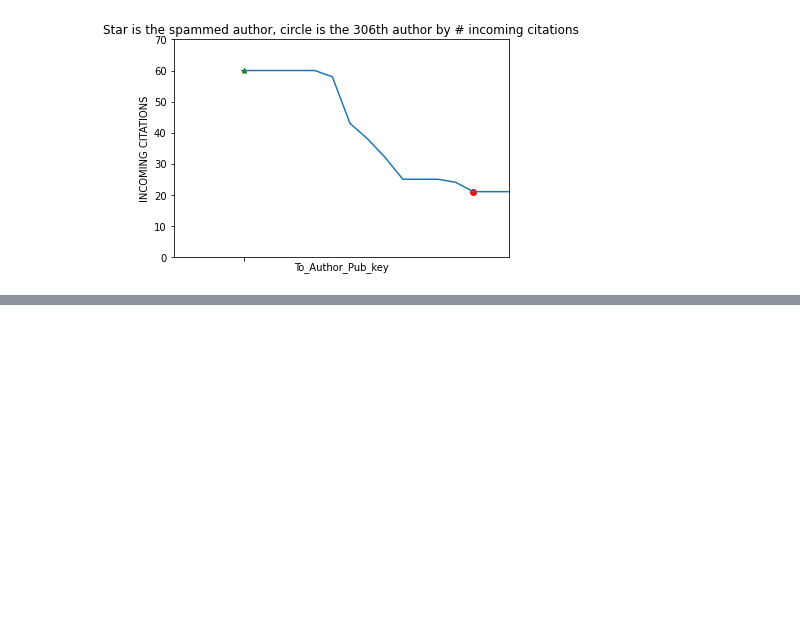
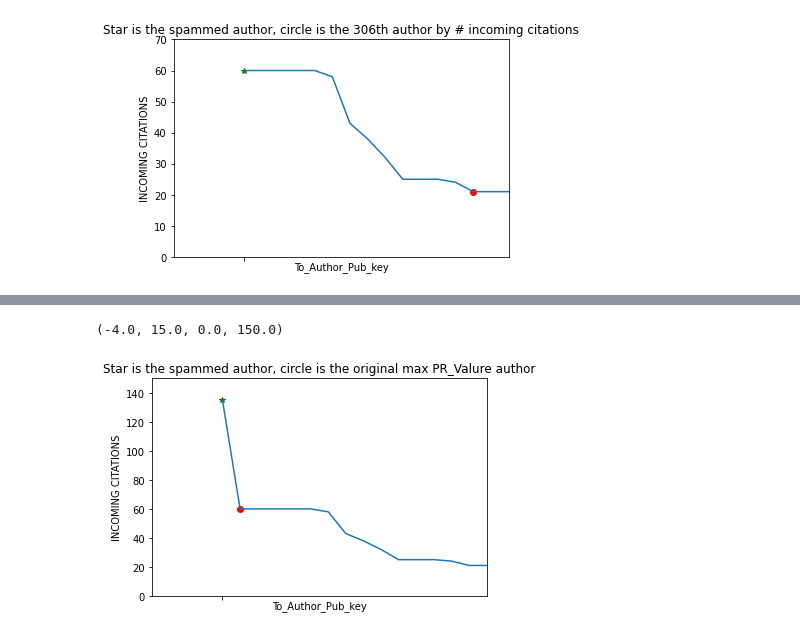
Before and after one commit to matteo-Donofrio-unipi/Master_Degree_Thesis, a Jupyter notebook: POST_LAD_EXPERIMENTS/Post_Lad_Dfs.ipynb, the cells around one changed output, grey strips where cells are left out. Cells and saved outputs as stored; diff of their text form; code cells hidden in the pictures; blank space fills up the shorter version.

```diff
--- a/POST_LAD_EXPERIMENTS/Post_Lad_Dfs.ipynb
+++ b/POST_LAD_EXPERIMENTS/Post_Lad_Dfs.ipynb
@@ -1230,3 +1374,21 @@ plt.axis([-4, 15, 0, 70])
+# %%
+data = DB_AA_Inc.groupby(by='To_Author_Pub_key')['ToNodeId'].count().sort_values(ascending=False)
+plt.xlabel('AUTHORS')
+plt.tick_params(
+    axis='x',          # changes apply to the x-axis
+    which='both',      # both major and minor ticks are affected
+    bottom=True,      # ticks along the bottom edge are off
+    top=False,         # ticks along the top edge are off
+    labelbottom=False)
+plt.ylabel('INCOMING CITATIONS')
+plt.title('Star is the spammed author, circle is the original max PR_Valure author')
+plt.plot(0,data[0], 'g*')
+plt.plot(1,data[1], 'ro')
+data.plot()
+plt.axis([-4, 15, 0, 150])
+# %% [output]
+(-4.0, 15.0, 0.0, 150.0)
+[figure, added]
 # %%
 '''
 #funzioni usate per fare str replacement
```
Also changed, not shown: parts of 16 cells of this notebook, 2 other files.
